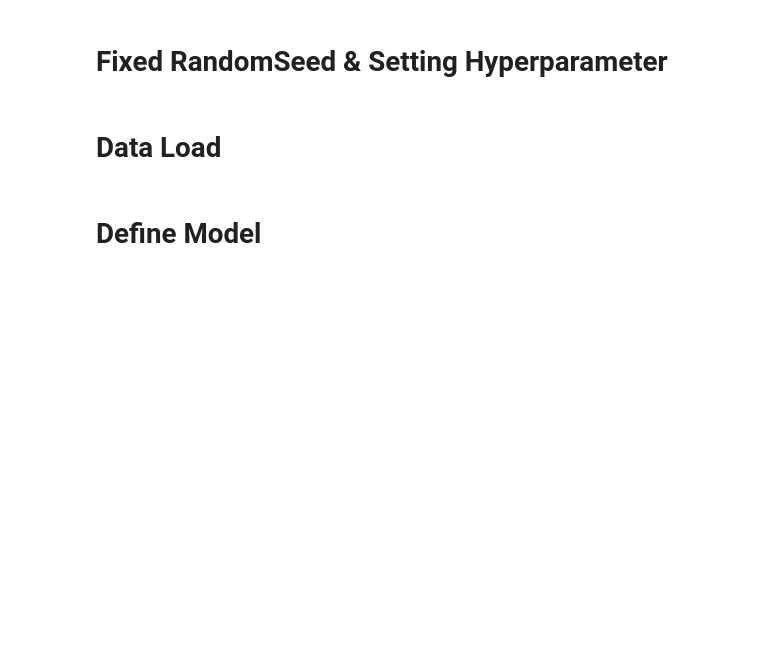
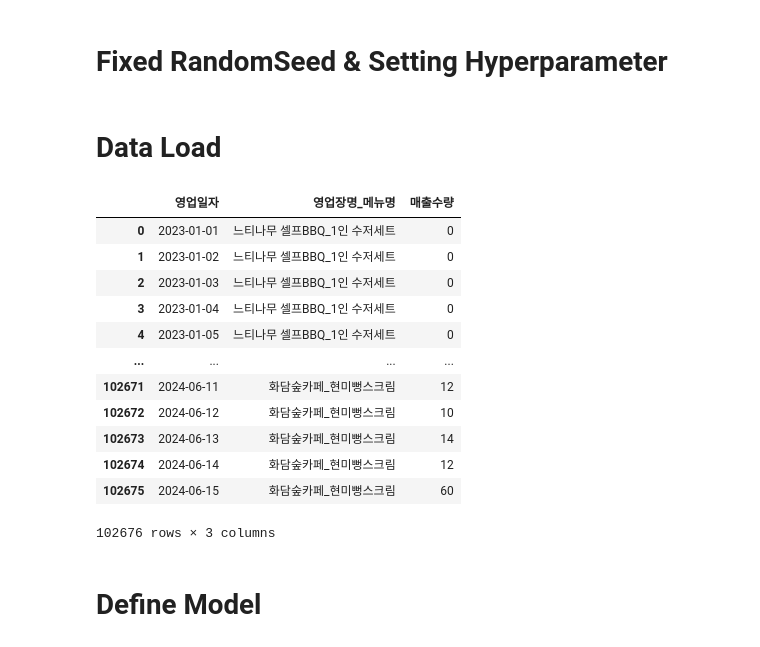
Before and after one commit to EastHuni/lg-aimers, a Jupyter notebook: [Baseline]_LSTM을_활용한_메뉴별_매출_수량_예측_.ipynb, the cells around one changed output. Saved outputs shown, nothing was run; the diff lists cells and outputs as text; code cells hidden in the pictures; blank space fills up the shorter version.

```diff
--- a/[Baseline]_LSTM을_활용한_메뉴별_매출_수량_예측_.ipynb
+++ b/[Baseline]_LSTM을_활용한_메뉴별_매출_수량_예측_.ipynb
@@ -54,5 +54,20 @@ with zipfile.ZipFile(zip_path, 'r') as zip_ref:
     zip_ref.extractall(extract_path)
 # %%
 train = pd.read_csv('/content/LG_data/train/train.csv')
+train
+# %% [output]
+|  | 영업일자 | 영업장명_메뉴명 | 매출수량 |
+| 0 | 2023-01-01 | 느티나무 셀프BBQ_1인 수저세트 | 0 |
+| 1 | 2023-01-02 | 느티나무 셀프BBQ_1인 수저세트 | 0 |
+| 2 | 2023-01-03 | 느티나무 셀프BBQ_1인 수저세트 | 0 |
+| 3 | 2023-01-04 | 느티나무 셀프BBQ_1인 수저세트 | 0 |
+| 4 | 2023-01-05 | 느티나무 셀프BBQ_1인 수저세트 | 0 |
+| ... | ... | ... | ... |
+| 102671 | 2024-06-11 | 화담숲카페_현미뻥스크림 | 12 |
+| 102672 | 2024-06-12 | 화담숲카페_현미뻥스크림 | 10 |
+| 102673 | 2024-06-13 | 화담숲카페_현미뻥스크림 | 14 |
+| 102674 | 2024-06-14 | 화담숲카페_현미뻥스크림 | 12 |
+| 102675 | 2024-06-15 | 화담숲카페_현미뻥스크림 | 60 |
+102676 rows × 3 columns
 # %% [markdown]
 # Define Model
```
Also changed, not shown: parts of 13 cells of this notebook.
